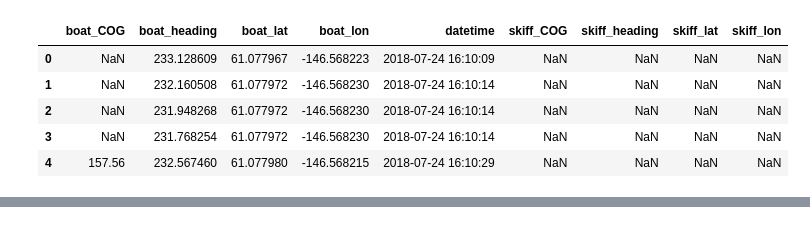
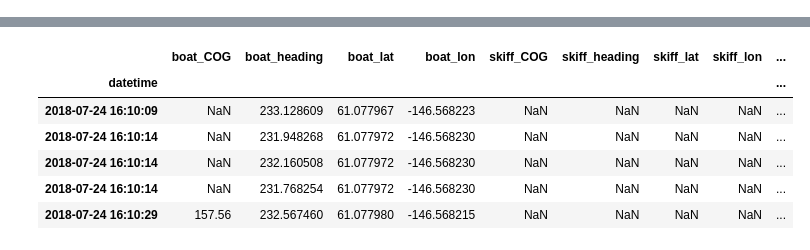
Before and after one commit to NickCrews/SmartSeiner, a Jupyter notebook: analysis/explore.ipynb, the cells around one changed output, grey strips where cells are left out. Drawn from its saved outputs; the diff is of its cells as text; code cells hidden in the pictures.

```diff
--- a/analysis/explore.ipynb
+++ b/analysis/explore.ipynb
@@ -20,9 +20,0 @@ merged = pd.concat(dfs)
-# %%
-merged.head()
-# %% [output]
-|  | boat_COG | boat_heading | boat_lat | boat_lon | datetime | skiff_COG | skiff_heading | skiff_lat | skiff_lon |
-| 0 | NaN | 233.128609 | 61.077967 | -146.568223 | 2018-07-24 16:10:09 | NaN | NaN | NaN | NaN |
-| 1 | NaN | 232.160508 | 61.077972 | -146.568230 | 2018-07-24 16:10:14 | NaN | NaN | NaN | NaN |
-| 2 | NaN | 231.948268 | 61.077972 | -146.568230 | 2018-07-24 16:10:14 | NaN | NaN | NaN | NaN |
-| 3 | NaN | 231.768254 | 61.077972 | -146.568230 | 2018-07-24 16:10:14 | NaN | NaN | NaN | NaN |
-| 4 | 157.56 | 232.567460 | 61.077980 | -146.568215 | 2018-07-24 16:10:29 | NaN | NaN | NaN | NaN |
@@ -42,7 +24,6 @@ def to_WM(lat, lon):
     code copied from
     https://gis.stackexchange.com/questions/247871/convert-gps-coordinates-to-web-mercator-epsg3857-using-python-pyproj
     '''
-
     # derived from the Java version explained here: http://wiki.openstreetmap.org/wiki/Mercator
     RADIUS = 6378137.0 # in meters on the equator
 
@@ -50,22 +31,25 @@ def to_WM(lat, lon):
     lon2 = np.radians(lon) * RADIUS
     return lat2, lon2
 
-lat, lon = to_WM(merged['boat_lat'], merged['boat_lon'])
-merged['boat_lat_WM'] = lat
-merged['boat_lon_WM'] = lon
+def load_data():
+    data_dir = '../boat/data/'
+    logs = os.listdir(data_dir)
+    dfs= [pd.read_csv(data_dir + fname, sep='\t') for fname in logs]
+    merged = pd.concat(dfs)
 
-my_hover = HoverTool()
-my_hover.tooltips = [('Time:', '@datetime')]
+#     convert coords to web mercator projection, which is used by bokeh for plotting
+    lat, lon = to_WM(merged['boat_lat'], merged['boat_lon'])
+    merged['boat_lat_WM'] = lat
+    merged['boat_lon_WM'] = lon
 
-p = figure(x_range=(lon.min(), lon.max()),
-           y_range=(lat.min(), lat.max()),
-           x_axis_type="mercator",
-           y_axis_type="mercator",
-           tools="pan,wheel_zoom,reset,zoom_in,zoom_out",
-           active_scroll='wheel_zoom')
-p.add_tile(CARTODBPOSITRON)
-p.line(x='boat_lon_WM', y='boat_lat_WM', source=merged)
-p.circle(x='boat_lon_WM', y='boat_lat_WM', source=merged)
-p.add_tools(my_hover)
-show(p)
+#     convert datetime strings into actual datetime objects, then split into two different columns
+    merged['datetime'] = merged['datetime'].apply(pd.datetime.strptime, args=("%Y-%m-%d %H:%M:%S",))
+    merged['date'] = merged['datetime'].apply(pd.datetime.date)
+    merged['time'] = merged['datetime'].apply(pd.datetime.time)
+    merged = merged.sort_values(by='datetime')
+    merged = merged.set_index('datetime')
+    return merged
+
+merged = load_data()
+merged.head()
 # %% [output]
@@ -73,0 +56,7 @@ show(p)
+|  | boat_COG | boat_heading | boat_lat | boat_lon | skiff_COG | skiff_heading | skiff_lat | skiff_lon | ... |
+| datetime |  |  |  |  |  |  |  |  | ... |
+| 2018-07-24 16:10:09 | NaN | 233.128609 | 61.077967 | -146.568223 | NaN | NaN | NaN | NaN | ... |
+| 2018-07-24 16:10:14 | NaN | 231.948268 | 61.077972 | -146.568230 | NaN | NaN | NaN | NaN | ... |
+| 2018-07-24 16:10:14 | NaN | 232.160508 | 61.077972 | -146.568230 | NaN | NaN | NaN | NaN | ... |
+| 2018-07-24 16:10:14 | NaN | 231.768254 | 61.077972 | -146.568230 | NaN | NaN | NaN | NaN | ... |
+| 2018-07-24 16:10:29 | 157.56 | 232.567460 | 61.077980 | -146.568215 | NaN | NaN | NaN | NaN | ... |
```
Also changed, not shown: parts of 10 cells of this notebook, 2 other files.
